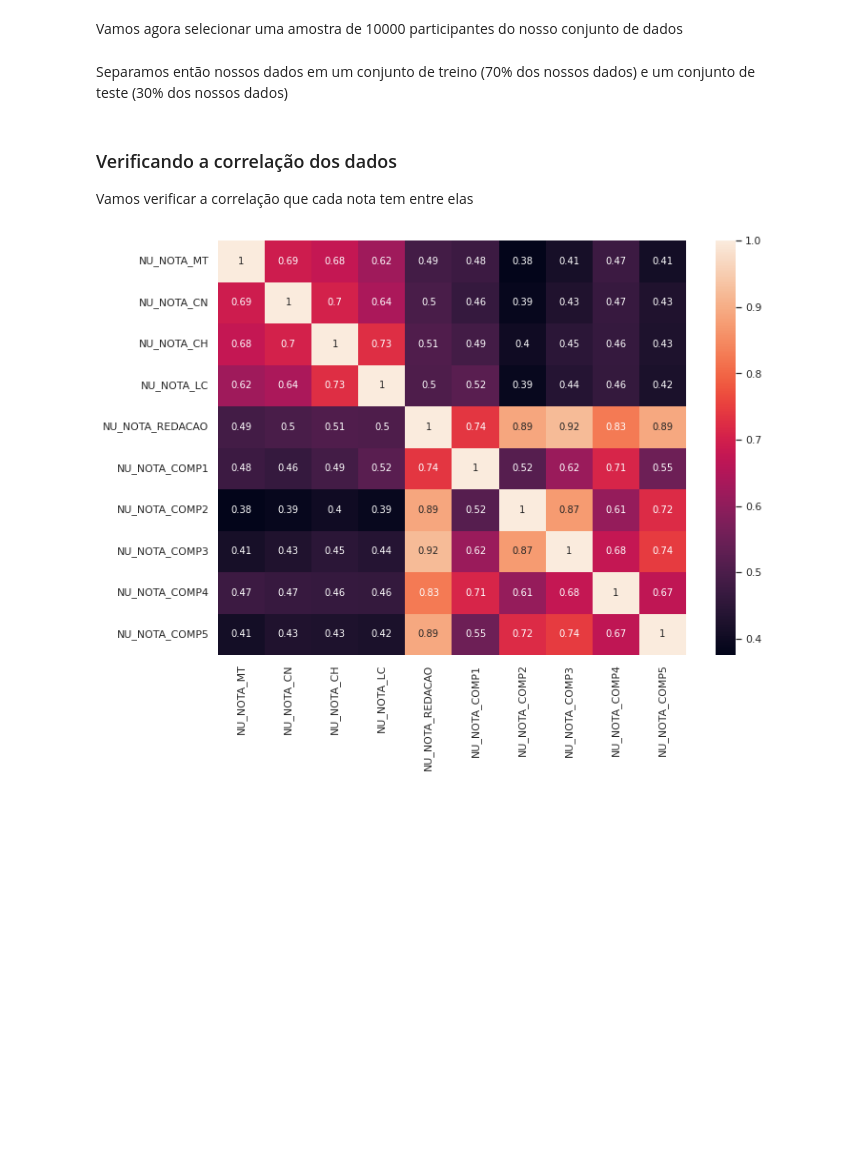
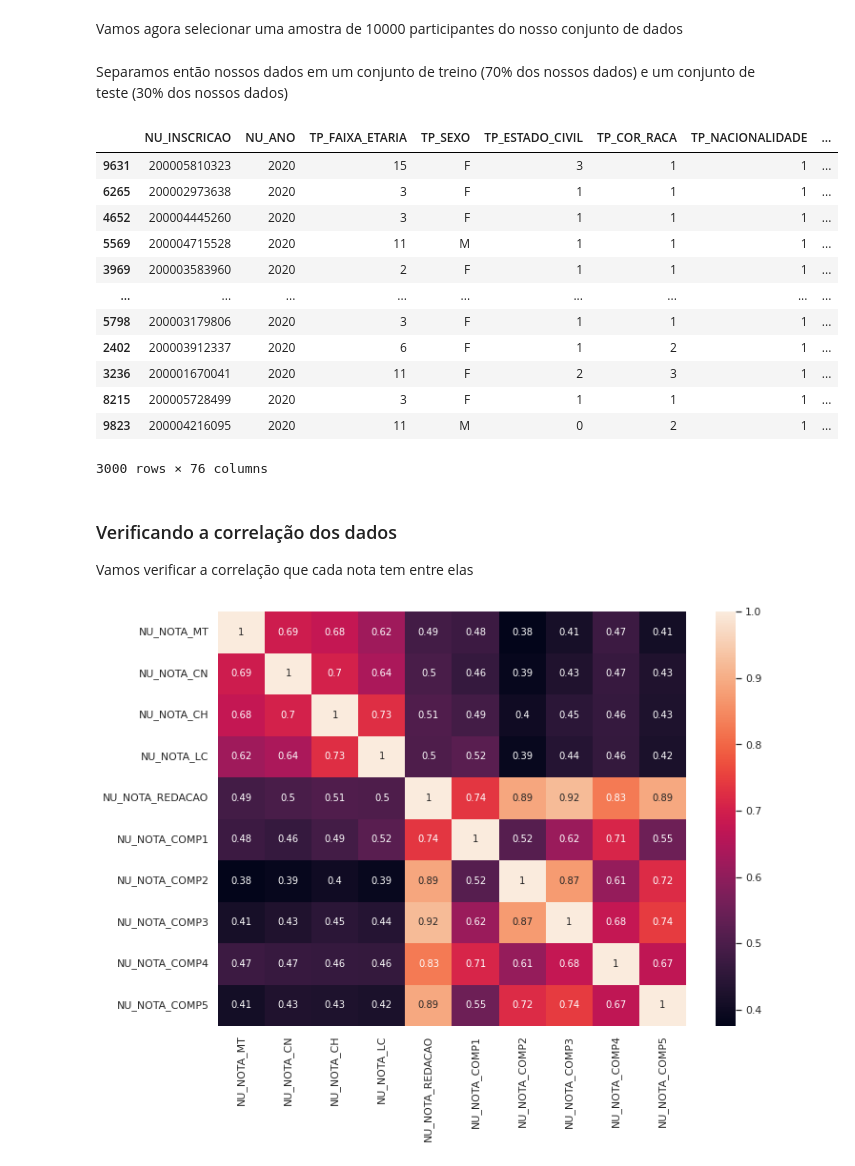
Before and after one commit to gsoaresbaptista/enem-regression, a Jupyter notebook: experiments/grade_regression.ipynb, the cells around one changed output. Saved outputs shown, nothing was run; the diff lists cells and outputs as text; code cells hidden in the pictures; blank space fills up the shorter version.

```diff
--- a/experiments/grade_regression.ipynb
+++ b/experiments/grade_regression.ipynb
@@ -92,3 +92,19 @@ test_df = df.iloc[int(10000*p_test):, :]
+# %%
+test_df
+# %% [output]
+|  | NU_INSCRICAO | NU_ANO | TP_FAIXA_ETARIA | TP_SEXO | TP_ESTADO_CIVIL | TP_COR_RACA | TP_NACIONALIDADE | ... |
+| 9631 | 200005810323 | 2020 | 15 | F | 3 | 1 | 1 | ... |
+| 6265 | 200002973638 | 2020 | 3 | F | 1 | 1 | 1 | ... |
+| 4652 | 200004445260 | 2020 | 3 | F | 1 | 1 | 1 | ... |
+| 5569 | 200004715528 | 2020 | 11 | M | 1 | 1 | 1 | ... |
+| 3969 | 200003583960 | 2020 | 2 | F | 1 | 1 | 1 | ... |
+| ... | ... | ... | ... | ... | ... | ... | ... | ... |
+| 5798 | 200003179806 | 2020 | 3 | F | 1 | 1 | 1 | ... |
+| 2402 | 200003912337 | 2020 | 6 | F | 1 | 2 | 1 | ... |
+| 3236 | 200001670041 | 2020 | 11 | F | 2 | 3 | 1 | ... |
+| 8215 | 200005728499 | 2020 | 3 | F | 1 | 1 | 1 | ... |
+| 9823 | 200004216095 | 2020 | 11 | M | 0 | 2 | 1 | ... |
+3000 rows × 76 columns
 # %%
 # Selecionando algumas features de acordo com a correlação
 features = [
```
Also changed, not shown: parts of 10 cells of this notebook, 1 other file.
